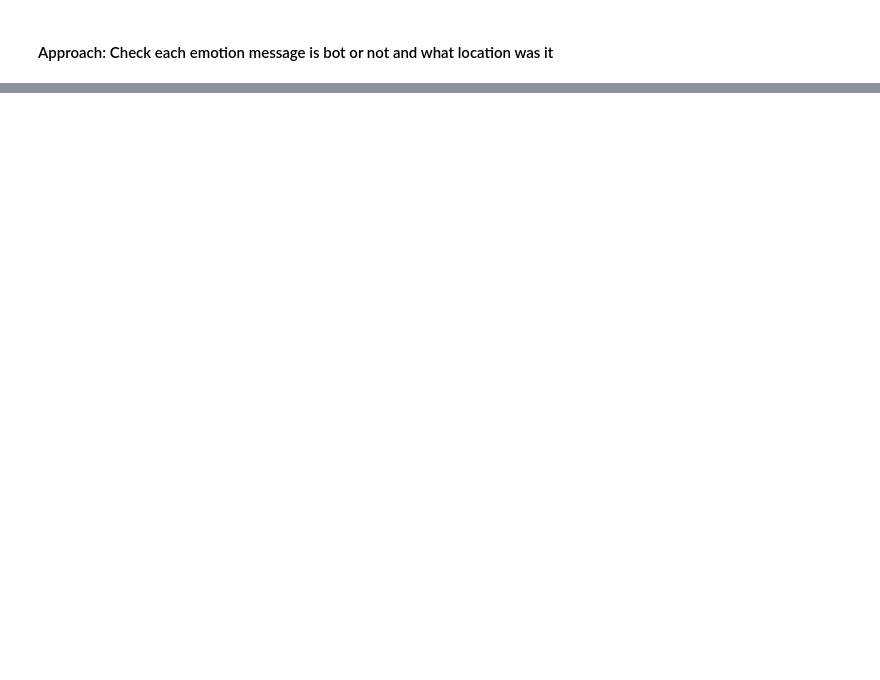
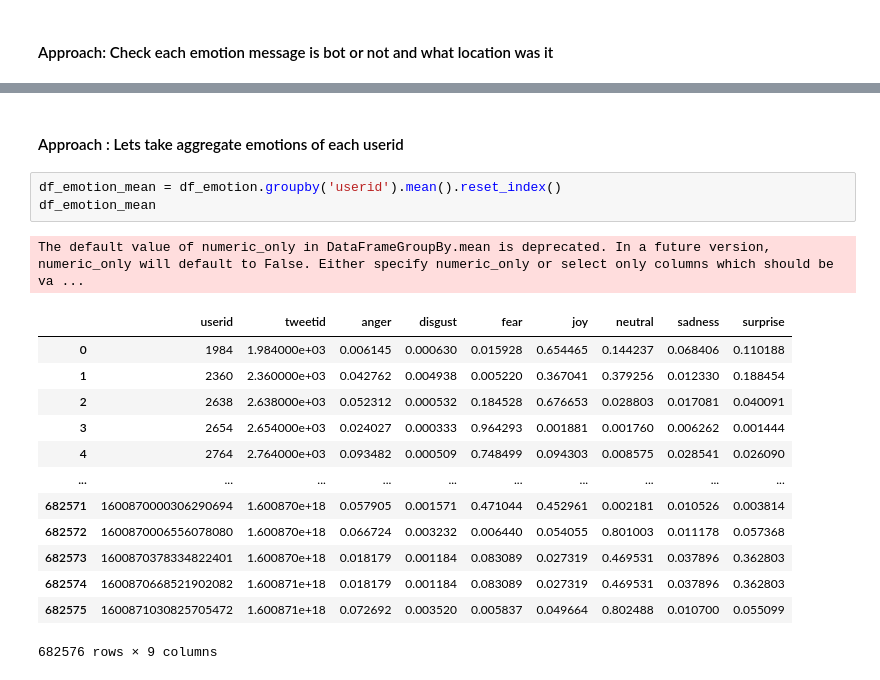
Before and after one commit to tanmayraj/fifa23analysis, a Jupyter notebook: 20230226_Analysis.ipynb, the cells around one changed output, grey strips where cells are left out. Drawn from its saved outputs; the diff is of its cells as text; blank space fills up the shorter version.

```diff
--- a/20230226_Analysis.ipynb
+++ b/20230226_Analysis.ipynb
@@ -192,0 +277,20 @@ searchdf(df_emotion, userid='1409063540749520898')
+# %% [markdown]
+#### Approach : Lets take aggregate emotions of each userid
+# %%
+df_emotion_mean = df_emotion.groupby('userid').mean().reset_index()
+df_emotion_mean
+# %% [output]
+The default value of numeric_only in DataFrameGroupBy.mean is deprecated. In a future version, numeric_only will default to False. Either specify numeric_only or select only columns which should be va ...
+|  | userid | tweetid | anger | disgust | fear | joy | neutral | sadness | surprise |
+| 0 | 1984 | 1.984000e+03 | 0.006145 | 0.000630 | 0.015928 | 0.654465 | 0.144237 | 0.068406 | 0.110188 |
+| 1 | 2360 | 2.360000e+03 | 0.042762 | 0.004938 | 0.005220 | 0.367041 | 0.379256 | 0.012330 | 0.188454 |
+| 2 | 2638 | 2.638000e+03 | 0.052312 | 0.000532 | 0.184528 | 0.676653 | 0.028803 | 0.017081 | 0.040091 |
+| 3 | 2654 | 2.654000e+03 | 0.024027 | 0.000333 | 0.964293 | 0.001881 | 0.001760 | 0.006262 | 0.001444 |
+| 4 | 2764 | 2.764000e+03 | 0.093482 | 0.000509 | 0.748499 | 0.094303 | 0.008575 | 0.028541 | 0.026090 |
+| ... | ... | ... | ... | ... | ... | ... | ... | ... | ... |
+| 682571 | 1600870000306290694 | 1.600870e+18 | 0.057905 | 0.001571 | 0.471044 | 0.452961 | 0.002181 | 0.010526 | 0.003814 |
+| 682572 | 1600870006556078080 | 1.600870e+18 | 0.066724 | 0.003232 | 0.006440 | 0.054055 | 0.801003 | 0.011178 | 0.057368 |
+| 682573 | 1600870378334822401 | 1.600870e+18 | 0.018179 | 0.001184 | 0.083089 | 0.027319 | 0.469531 | 0.037896 | 0.362803 |
+| 682574 | 1600870668521902082 | 1.600871e+18 | 0.018179 | 0.001184 | 0.083089 | 0.027319 | 0.469531 | 0.037896 | 0.362803 |
+| 682575 | 1600871030825705472 | 1.600871e+18 | 0.072692 | 0.003520 | 0.005837 | 0.049664 | 0.802488 | 0.010700 | 0.055099 |
+682576 rows × 9 columns
```
Also changed, not shown: parts of 14 cells of this notebook.
